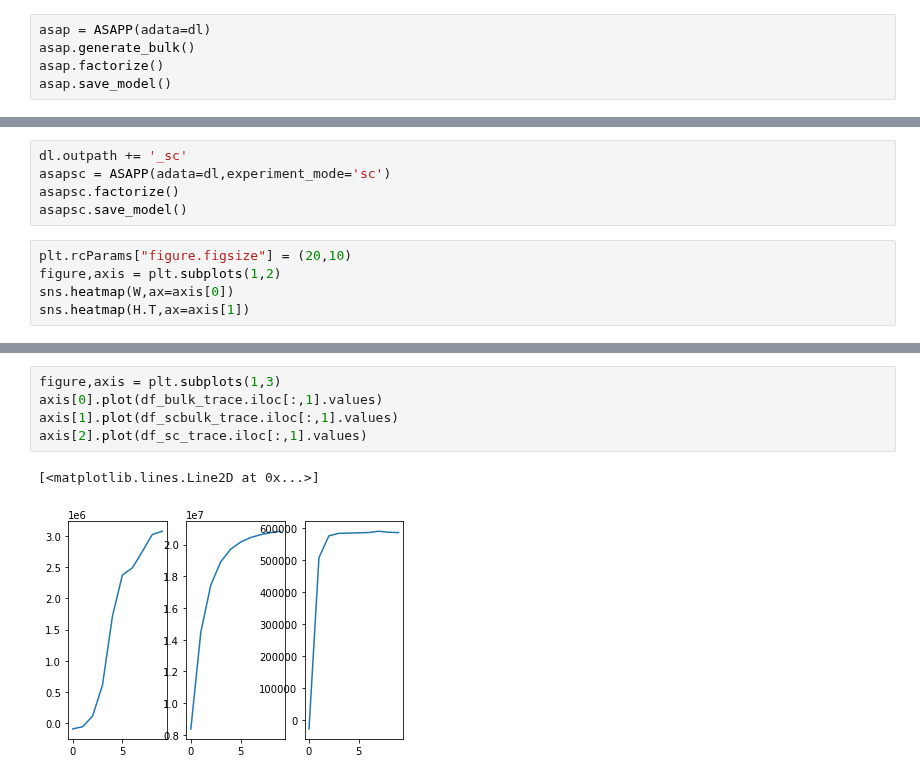
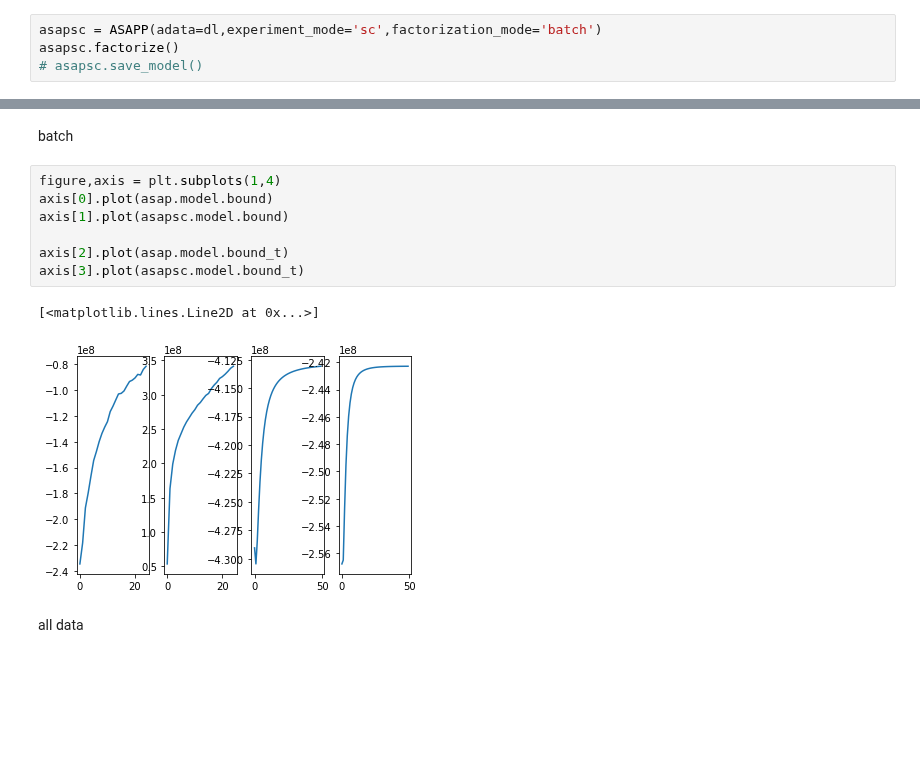
Before and after one commit to causalpathlab/asapp, a Jupyter notebook: asapp/Fig_1a_sim_data.ipynb, the cells around one changed output, grey strips where cells are left out. Saved outputs shown, nothing was run; the diff lists cells and outputs as text; blank space fills up the shorter version.

Commit message:
explicit aux method and online batch ver

```diff
--- a/asapp/Fig_1a_sim_data.ipynb
+++ b/asapp/Fig_1a_sim_data.ipynb
@@ -53,5 +78,4 @@ logging.basicConfig(filename=dl.outpath+'_model.log',
 # %%
-asap = ASAPP(adata=dl)
-asap.generate_bulk()
-asap.factorize()
-asap.save_model()
+asapsc = ASAPP(adata=dl,experiment_mode='sc',factorization_mode='batch')
+asapsc.factorize()
+# asapsc.save_model()
@@ -58,10 +99,0 @@ asap.save_model()
-# %%
-dl.outpath += '_sc'
-asapsc = ASAPP(adata=dl,experiment_mode='sc')
-asapsc.factorize()
-asapsc.save_model()
-# %%
-plt.rcParams["figure.figsize"] = (20,10)
-figure,axis = plt.subplots(1,2)
-sns.heatmap(W,ax=axis[0])
-sns.heatmap(H.T,ax=axis[1])
@@ -87,8 +100,14 @@ df_scbulk_trace = pd.read_csv(fn+'_model_sc_trace.csv.gz')
+# %% [markdown]
+batch
 # %%
-figure,axis = plt.subplots(1,3)
-axis[0].plot(df_bulk_trace.iloc[:,1].values)
-axis[1].plot(df_scbulk_trace.iloc[:,1].values)
-axis[2].plot(df_sc_trace.iloc[:,1].values)
+figure,axis = plt.subplots(1,4)
+axis[0].plot(asap.model.bound)
+axis[1].plot(asapsc.model.bound)
+
+axis[2].plot(asap.model.bound_t)
+axis[3].plot(asapsc.model.bound_t)
 # %% [output]
 [<matplotlib.lines.Line2D at 0x...>]
-[figure, old version]
+[figure, new version]
+# %% [markdown]
+all data
```
Also changed, not shown: parts of 16 cells of this notebook, 10 other files.
